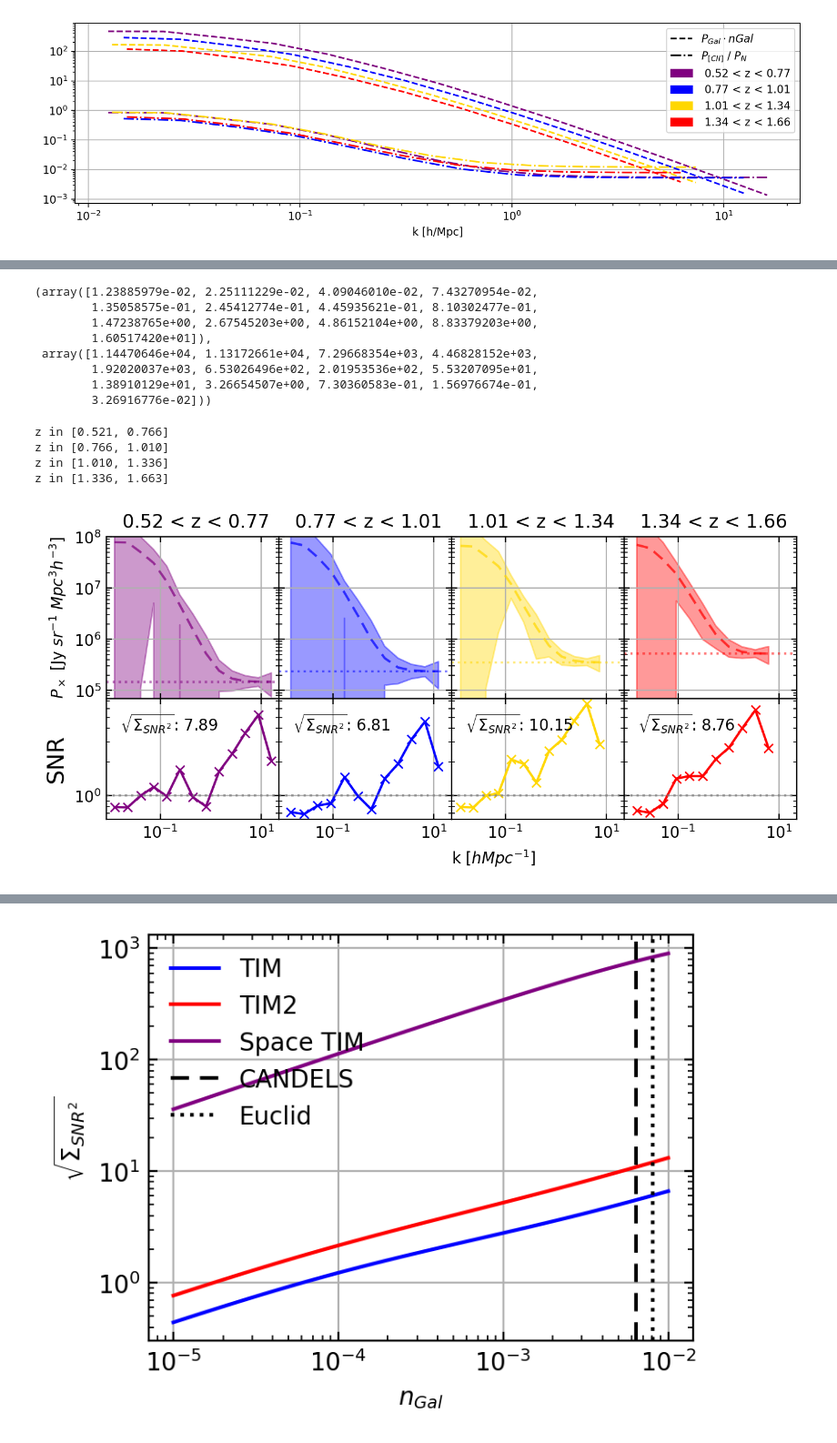
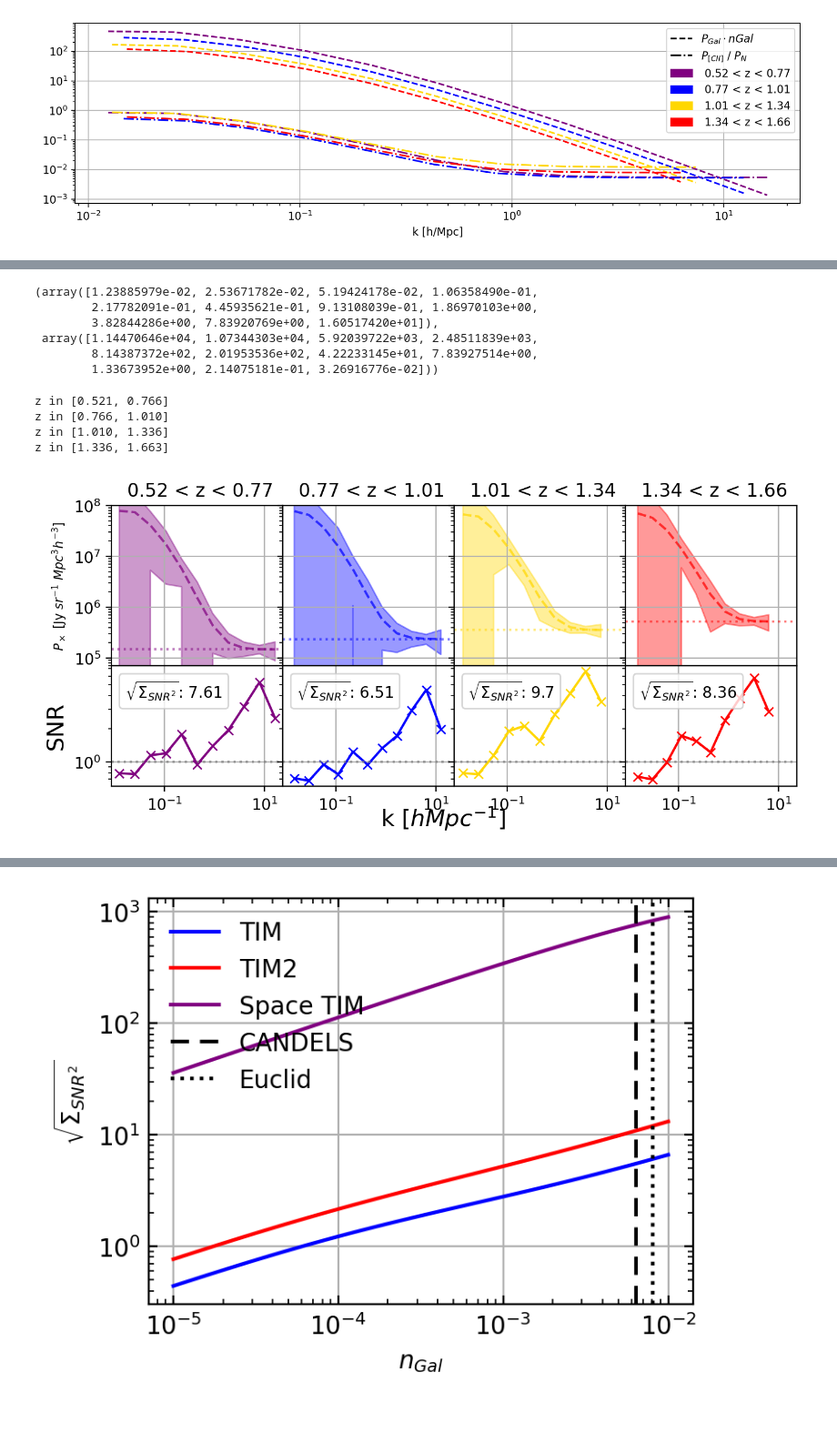
Before and after one commit to JuzzBracks/LIM, a Jupyter notebook: TIMxGal/calc.ipynb, the cells around one changed output, grey strips where cells are left out. Shown: that part at 91% size. Cells and saved outputs as stored; diff of their text form; code cells hidden in the pictures; blank space fills up the shorter version.

```diff
--- a/TIMxGal/calc.ipynb
+++ b/TIMxGal/calc.ipynb
@@ -36,10 +36,10 @@ h = cosmo.h
 sigCoef = np.sqrt(8*np.log(2))
 lilh = True
 
-dlnk = 0.8
+dlnk = 1
 
 if play:
-    dlnk = 1
+    dlnk = .8
 
 colors = ['purple', 'blue', 'gold', 'red']
 linestyles = ['-','--',':','-.']
@@ -125,3 +129,7 @@ num_kbins
 # resolution elements Sigma_perpendicular (transverse) and sigma_par (LoS)
 s_perps = [b.transScale(TIM[band].FWHM).value / sigCoef for b, band in zip(bins, bands)]
 s_pars = [ut.dnu2dr(TIM[band].dnu, b.center).value / sigCoef for b, band in zip(bins, bands)]
+
+EU_s_pars  = [250./400. *  s_par for s_par in s_pars] #Euclid's blue grism resolving power in ratio to TIM's.
+#EU_s_pars = [0,0,0,0]
+#this is the most conservative (and lazy) approach.
@@ -137,8 +142,10 @@ s_perps
 windows = [np.einsum('i,j,k->ijk',
                 np.exp(-kxyzs[0][:, 0, 0]**2 * s_perp**2 / 2),
                 np.exp(-kxyzs[1][0, :, 0]**2 * s_perp**2 / 2),
-                np.exp(-kxyzs[2][0, 0, :]**2 * s_par**2 / 2))
-                for kxyzs, s_perp, s_par in zip(k_xyz_modes, s_perps, s_pars)]
+                np.exp(-kxyzs[2][0, 0, :]**2 * (s_par**2 + EU_s_par**2) / 2))
+                #np.sqrt(np.exp(-kxyzs[2][0, 0, :]**2 * (s_par**2 + EU_s_par**2) / 2)))
+
+                for kxyzs, s_perp, s_par, EU_s_par in zip(k_xyz_modes, s_perps, s_pars, EU_s_pars)]
 # %%
 plt.figure()
 plt.imshow(windows[0][:, :, 0])
@@ -430,14 +439,12 @@ totQuadSNR = np.sqrt(np.sum(SNR_by_k))
 # %%
 Pms[0]
 # %% [output]
-(array([1.23885979e-02, 2.25111229e-02, 4.09046010e-02, 7.43270954e-02,
-        1.35058575e-01, 2.45412774e-01, 4.45935621e-01, 8.10302477e-01,
-        1.47238765e+00, 2.67545203e+00, 4.86152104e+00, 8.83379203e+00,
-        1.60517420e+01]),
- array([1.14470646e+04, 1.13172661e+04, 7.29668354e+03, 4.46828152e+03,
-        1.92020037e+03, 6.53026496e+02, 2.01953536e+02, 5.53207095e+01,
-        1.38910129e+01, 3.26654507e+00, 7.30360583e-01, 1.56976674e-01,
-        3.26916776e-02]))
+(array([1.23885979e-02, 2.53671782e-02, 5.19424178e-02, 1.06358490e-01,
+        2.17782091e-01, 4.45935621e-01, 9.13108039e-01, 1.86970103e+00,
+        3.82844286e+00, 7.83920769e+00, 1.60517420e+01]),
+ array([1.14470646e+04, 1.07344303e+04, 5.92039722e+03, 2.48511839e+03,
+        8.14387372e+02, 2.01953536e+02, 4.22233145e+01, 7.83927514e+00,
+        1.33673952e+00, 2.14075181e-01, 3.26916776e-02]))
 # %%
 for b in bins:
     print(f"z in [{b.front:.3f}, {b.back:.3f}]")
@@ -460,39 +467,37 @@ for i, PxG in enumerate(PxGs):
     power[i].set_title(f" {bins[i].front:.2f} < z < {bins[i].back:.2f}")
 
     SNR[i].loglog(Pms[i][0], SNR_PxG[i], color = colors[i], marker = 'x',
                 label = r'$\sqrt{\Sigma_{SNR^2}}$: ' + str(np.around(quad_SNRs[i],2)))
     SNR[i].axhline(1, color = 'grey', ls = ":", alpha = .7)
     power[i].grid()
     SNR[i].grid()
     SNR[i].legend(fontsize = 7)
     #SNR[i].set_yticks(np.arange(0, 26, 4.0))
     leg = SNR[i].legend(prop={'size': 10}, handlelength=0, handletextpad=0, fancybox=True, loc = 'upper left')
     for item in leg.legendHandles:
         item.set_visible(False)
 
-power[0].set_ylabel(r"$P_\times$ [Jy $sr^{-1}$ $Mpc^3 h^{-3}]$", size = 10)
+power[0].set_ylabel(r"$P_\times$ [Jy $sr^{-1}$ $Mpc^3 h^{-3}]$", size = 8)
 power[0].set_ylim(7e4,1e8)
 
 SNR[0].set_ylabel(r"SNR", size = 15)
-#power[0].set_xlim(1.2e-1, 0.1e2)
 
-#power[0].set_ylim(1e5, 1e7)
-#SNR[0].set_ylim(0,25)
-SNR[2].set_xlabel(r"k [$h Mpc^{-1}]$", size=10, loc = 'left')
+fig.text(0.5, 0.001, r"k [$h Mpc^{-1}]$", size=15, ha='center')
+
 fig.subplots_adjust(hspace=0, wspace=0)
 
 plt.rcParams.update({'font.size': 10})
 plt.rcParams.update({'xtick.direction':'in'})
 plt.rcParams.update({'ytick.direction':'in'})
 plt.rcParams.update({'xtick.top':True})
 plt.rcParams.update({'ytick.right':True})
 plt.rcParams.update({'legend.frameon':False})
 plt.rcParams.update({'lines.dashed_pattern':[5,3]})
 
 plt.show()
 plt.close()
 # %% [output]
-[figure, old version]
+[figure, new version]
 # %%
 fig, total = plt.subplots(1,1, dpi = 200, figsize = (2,3.3))
 total.semilogx(k4, np.sqrt(SNR_by_k), color = 'black', marker = 'x',
```
Also changed, not shown: parts of 26 cells of this notebook, 5 other files.
